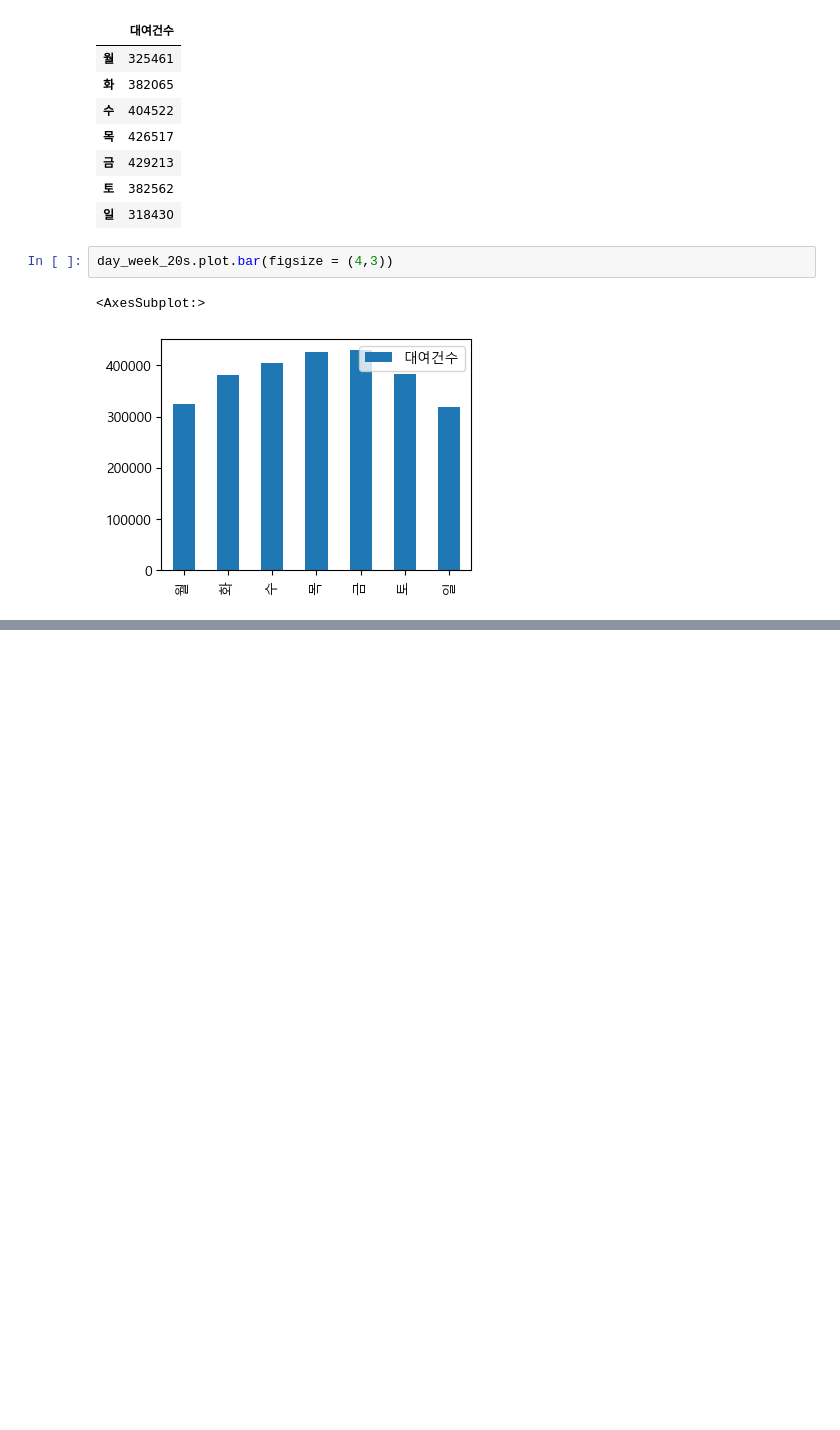
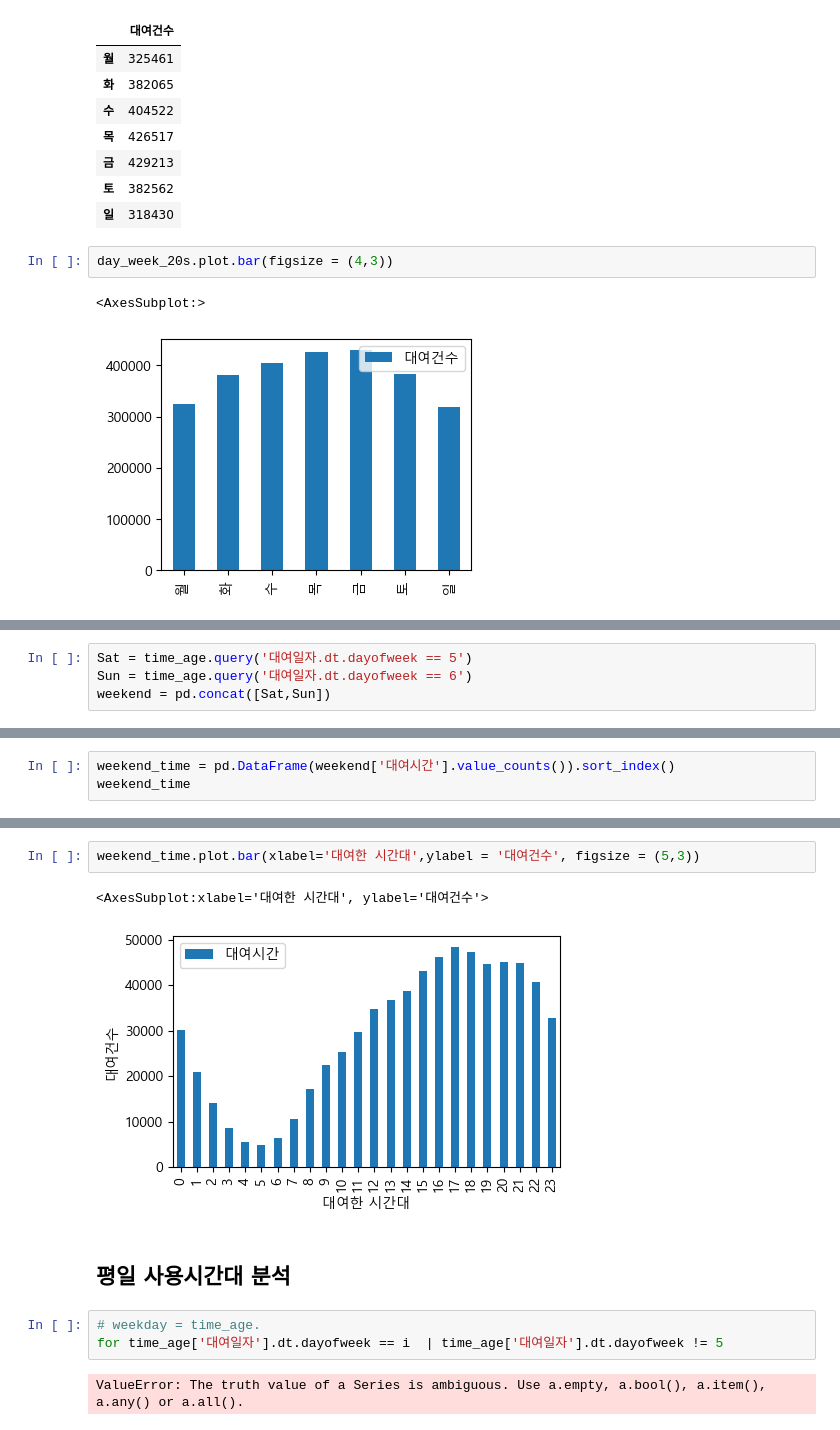
Before and after one commit to Aimerlee123/Python-teamproject, a Jupyter notebook: 6,9월 데이터 파일 합치기.ipynb, the cells around one changed output, grey strips where cells are left out. Saved outputs shown, nothing was run; the diff lists cells and outputs as text; blank space fills up the shorter version.

```diff
--- a/6,9월 데이터 파일 합치기.ipynb
+++ b/6,9월 데이터 파일 합치기.ipynb
@@ -274,0 +277,4 @@ day_week_20s.plot.bar(figsize = (4,3))
+# %%
+Sat = time_age.query('대여일자.dt.dayofweek == 5')
+Sun = time_age.query('대여일자.dt.dayofweek == 6')
+weekend = pd.concat([Sat,Sun])
@@ -274,0 +298,3 @@ day_week_20s.plot.bar(figsize = (4,3))
+# %%
+weekend_time = pd.DataFrame(weekend['대여시간'].value_counts()).sort_index()
+weekend_time
@@ -274,0 +319,12 @@ day_week_20s.plot.bar(figsize = (4,3))
+# %%
+weekend_time.plot.bar(xlabel='대여한 시간대',ylabel = '대여건수', figsize = (5,3))
+# %% [output]
+<AxesSubplot:xlabel='대여한 시간대', ylabel='대여건수'>
+[figure, added]
+# %% [markdown]
+## 평일 사용시간대 분석
+# %%
+# weekday = time_age.
+for time_age['대여일자'].dt.dayofweek == i  | time_age['대여일자'].dt.dayofweek != 5
+# %% [output]
+ValueError: The truth value of a Series is ambiguous. Use a.empty, a.bool(), a.item(), a.any() or a.all().
```
Also changed, not shown: parts of 11 cells of this notebook.
